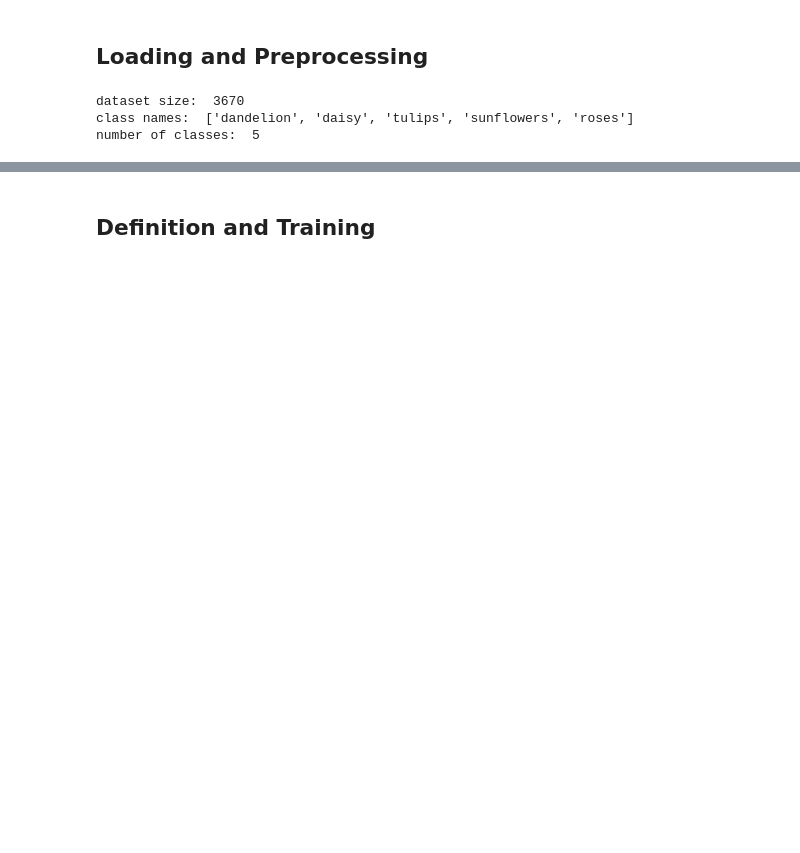
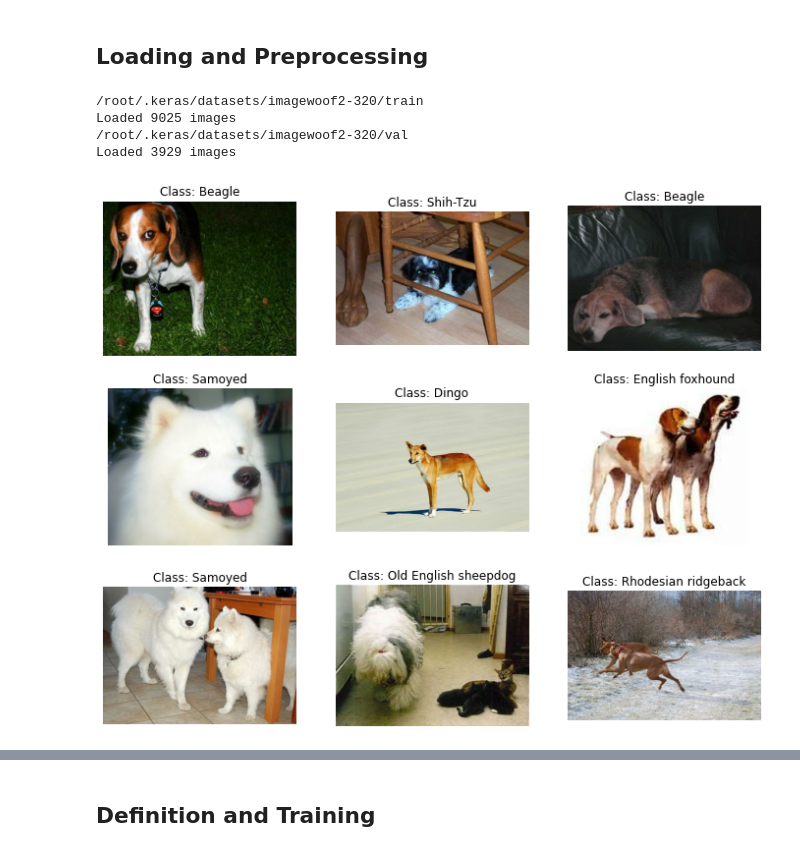
Before and after one commit to psio3123/openhpi_neuralnets2020, a Jupyter notebook: openHPI_week4transfer.ipynb, the cells around one changed output, grey strips where cells are left out. Cells and saved outputs as stored; diff of their text form; code cells hidden in the pictures; blank space fills up the shorter version.

```diff
--- a/openHPI_week4transfer.ipynb
+++ b/openHPI_week4transfer.ipynb
@@ -62,17 +56,20 @@ def preprocess(image, label):
 # %%
 from deeplearning2020.datasets import ImageWoof
 train_data, test_data, classes = ImageWoof.load_data()
-dataset_size = len(train_data)
+
+dataset_size = train_data.element_spec.count
 class_names = classes
 n_classes = len(classes)
 
 batch_size = 32
 
 train_data = train_data.shuffle(1000).map(preprocess).batch(batch_size).prefetch(1)
 test_data = test_data.map(preprocess).batch(batch_size).prefetch(1)
 # %% [output]
-dataset size:  3670
-class names:  ['dandelion', 'daisy', 'tulips', 'sunflowers', 'roses']
-number of classes:  5
+/root/.keras/datasets/imagewoof2-320/train
+Loaded 9025 images
+/root/.keras/datasets/imagewoof2-320/val
+Loaded 3929 images
+[figure, added]
 # %%
 # show some images from the dataset
```
Also changed, not shown: parts of 5 cells of this notebook.
